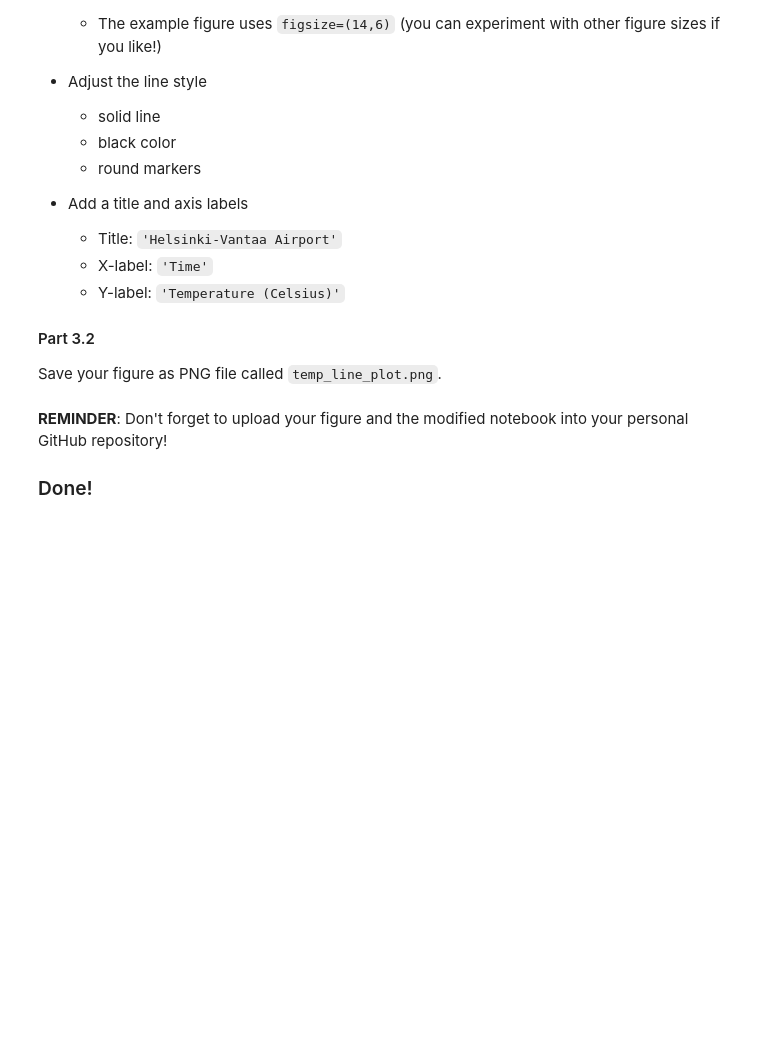
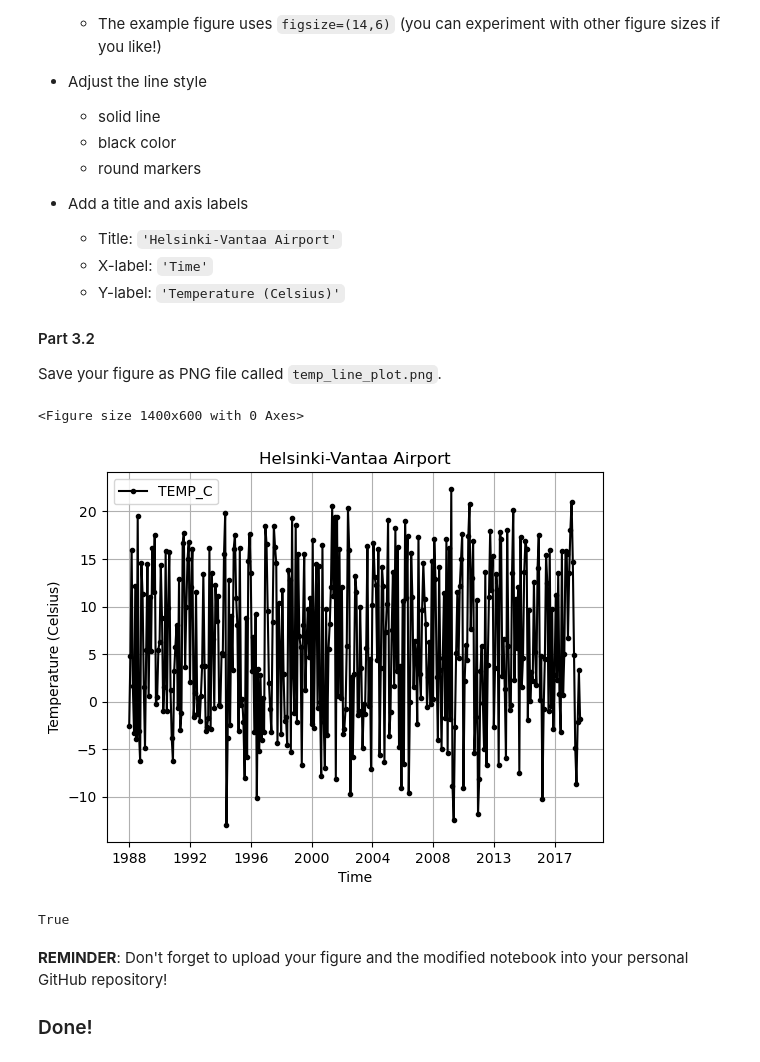
Before and after one commit to Aman2404/Exercise-7, a Jupyter notebook: Exercise-7-problem-2.ipynb, the cells around one changed output. Saved outputs shown, nothing was run; the diff lists cells and outputs as text; code cells hidden in the pictures; blank space fills up the shorter version.

```diff
--- a/Exercise-7-problem-2.ipynb
+++ b/Exercise-7-problem-2.ipynb
@@ -46,6 +48,6 @@ Load the Helsinki temperature data from the file `data/helsinki-vantaa.csv`.
 # %%
 # YOUR CODE HERE
-raise NotImplementedError()
+data=pd.read_csv('data/helsinki-vantaa.csv')
 # %%
 # This test print should print first five rows
 print(data.head())
@@ -63,0 +75,6 @@ raise NotImplementedError()
+# %%
+# Slice the DATE COLUMN string for extracting year and month column
+data["YEAR"] = data["DATE"].astype('str').str.slice(start=0, stop=4)
+data["MONTH"] = data["DATE"].astype('str').str.slice(start=5, stop=7)
+# Let's see what we have
+data.head()
@@ -64,3 +88,6 @@ raise NotImplementedError()
+# %%
+# YOUR CODE HERE
+selection = data[(data['YEAR'].astype('int') >= 1988 ) & (data['YEAR'].astype('int') <= 2018 )].sort_values(by='YEAR')
 # %%
 # Check that the data was read in correctly:
 selection.head()
@@ -109,8 +142,38 @@ raise NotImplementedError()
+# %%
+%matplotlib inline
+
+# YOUR CODE HERE
+import matplotlib.pyplot as plt
+
+# Create a figure object with a size of 14 inches (width) by 6 inches (height)
+fig = plt.figure(figsize=(14, 6))
+
+# Create a line plot of the monthly temperatures
+ax = selection.plot(x='YEAR', y='TEMP_C', linestyle='-', marker='o', color='black', markersize=3)
+
+# Set the title and axis labels
+ax.set_title('Helsinki-Vantaa Airport')
+ax.set_xlabel('Time')
+ax.set_ylabel('Temperature (Celsius)')
+ax.grid()
+
+
+
+# Set output file name
+outputfp = 'img/temp_line_plot.png'
+
+# Save the plot as a PNG file
+plt.savefig(outputfp)
+# %% [output]
+<Figure size 1400x600 with 0 Axes>
+[figure, added]
 # %%
 import os
 
 #Check that output file exists (also open the file and check that the plot looks ok!)
 os.path.exists(outputfp)
+# %% [output]
+True
 # %% [markdown]
 **REMINDER**: Don't forget to upload your figure and the modified notebook into your personal GitHub repository!
 
```
Also changed, not shown: parts of 11 cells of this notebook, 2 other files.
